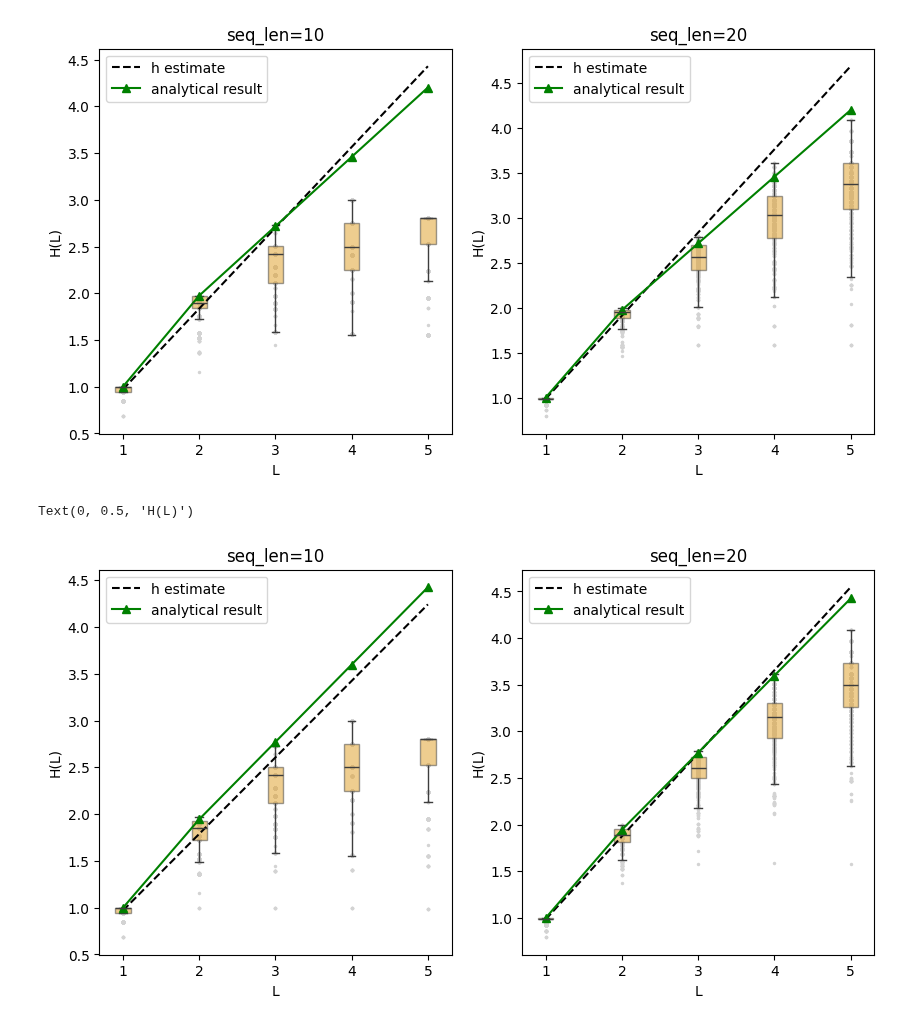
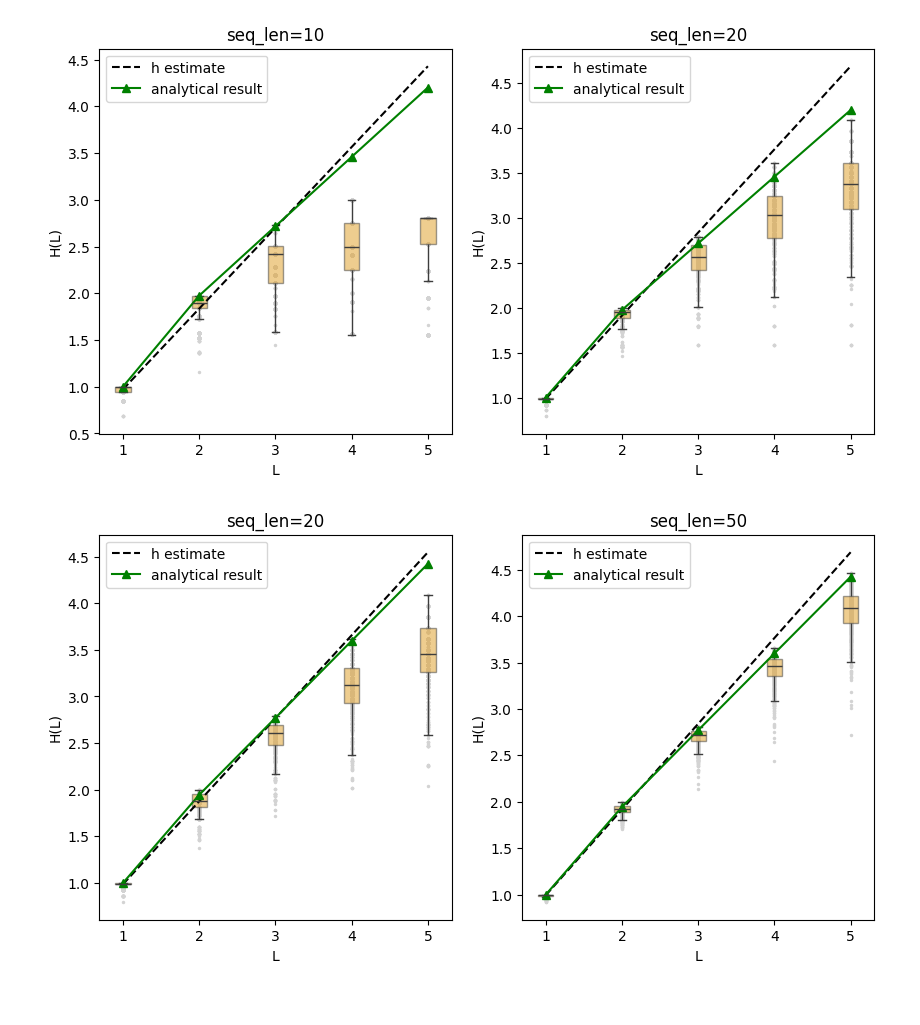
Before and after one commit to LukasPrader/BscThesis_Physics_uibk, a Jupyter notebook: POMDP_analysis.ipynb, the cells around one changed output. Cells and saved outputs as stored; diff of their text form; code cells hidden in the pictures.

```diff
--- a/POMDP_analysis.ipynb
+++ b/POMDP_analysis.ipynb
@@ -923,8 +923,8 @@ fig, ax = plt.subplots(1, 2, figsize=(10,5))
 n_reps = 1000
 L_blocks = 5
 
-seq_len = 10
-ax[0].set_title("seq_len=10")
+seq_len = 20
+ax[0].set_title("seq_len=20")
 
 # generate sequences from mdp
 sequences = [generate_state_sequence(P, init, seq_len) for i in range(n_reps)]
@@ -953,34 +953,34 @@ ax[0].legend()
 ax[0].set_xlabel("L")
 ax[0].set_ylabel("H(L)")
 
 
-seq_len = 20
-ax[1].set_title("seq_len=20")
+seq_len = 50
+ax[1].set_title("seq_len=50")
 
 # generate sequences from mdp
 sequences = [generate_state_sequence(P, init, seq_len) for i in range(n_reps)]
 # estimate reduced to light observation
 mapping = {0:0, 1:1, 2:1}
 sequences_mapped = [[mapping[s] for s in sequence] for sequence in sequences]
 block_estimates = [[estimate_block_entropy(sequences_mapped[j], l+1) for j in range(n_reps)] for l in range(L_blocks)]
 
 sns.stripplot(ax=ax[1], x=x.flatten(), y=np.array(block_estimates).flatten(), color="lightgrey", marker=".", jitter=False, zorder=0)
 sns.boxplot(ax=ax[1], data=block_estimates, showfliers=False, color="orange", width=0.2, boxprops={'alpha': 0.5})
 
 # compute h estimation fit
 popt, pvar = sp.optimize.curve_fit(lambda x,a,b:a*(x+1)+b, x[0:2].flatten(), np.array(block_estimates[0:2]).flatten())
 ax[1].plot(x_fit, popt[0]*(x_fit+1)+popt[1], color="black", ls="--", label="h estimate")
 
 # plot analytical observations
 block_ents = [MP_block_entropy(P, l, init, mapping) for l in range(1, L_blocks+1)]
 ax[1].plot(x_fit, block_ents, color="green", marker="^", label="analytical result")
 
 
 ax[1].set_xticks([l for l in range(L_blocks)])
 ax[1].set_xticklabels([l+1 for l in range(L_blocks)])
 ax[1].legend()
 ax[1].set_xlabel("L")
 ax[1].set_ylabel("H(L)")
+plt.show()
 # %% [output]
-Text(0, 0.5, 'H(L)')
-[figure, old version]
+[figure, new version]
```
Also changed, not shown: parts of 1 cell of this notebook.
